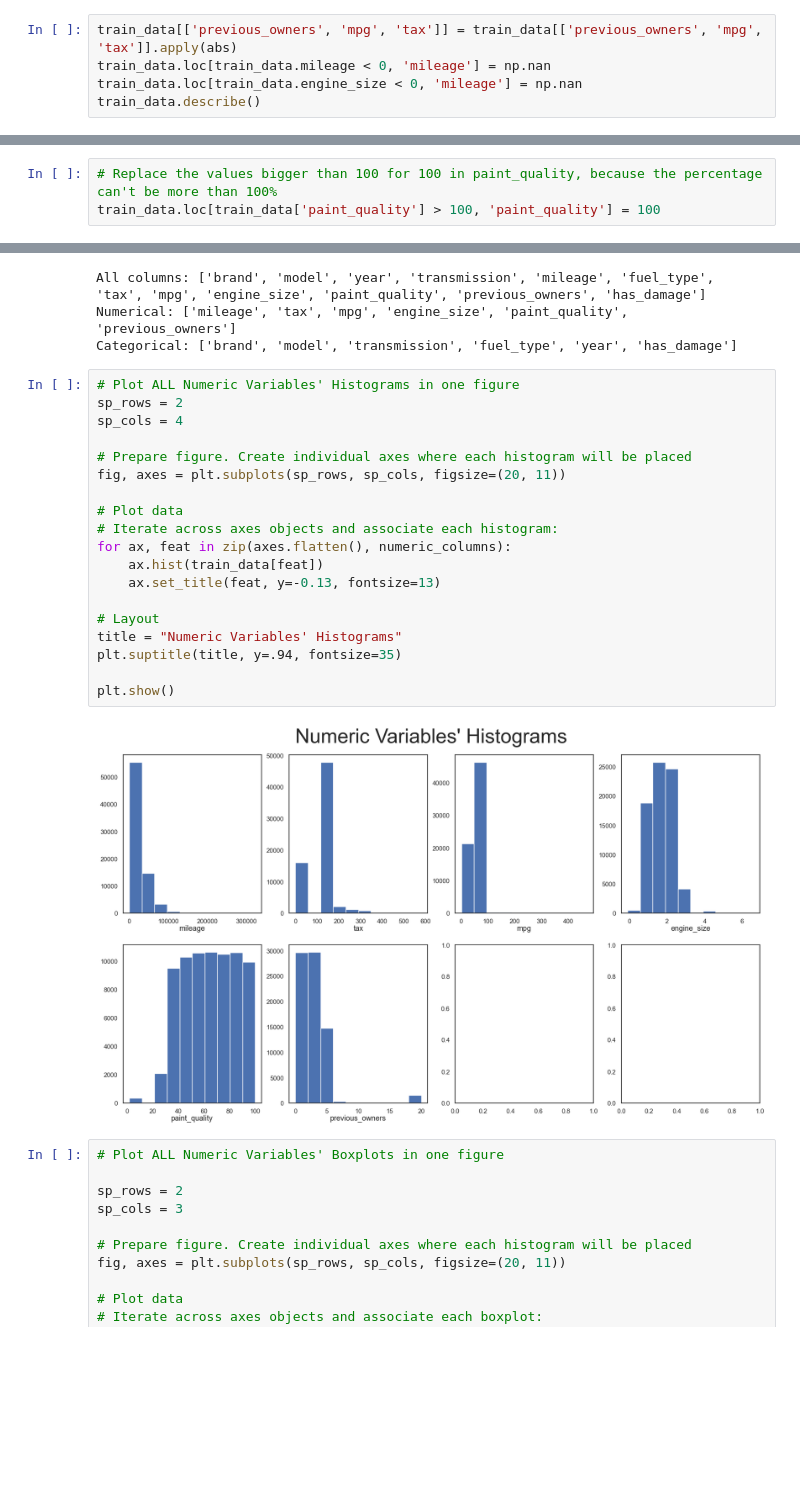
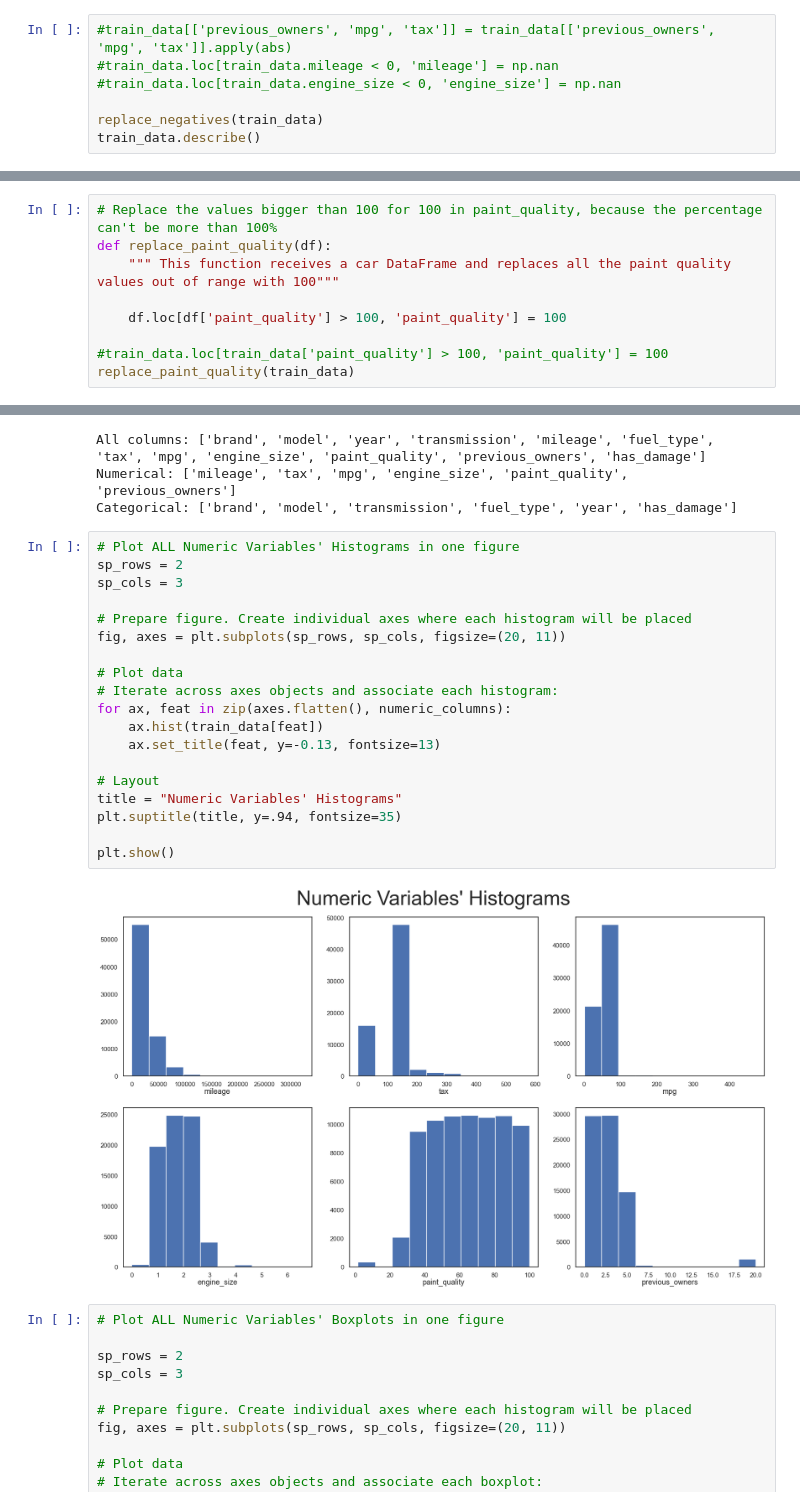
Before and after one commit to TheFriendlyTwin/Group14-Cars4You-Project, a Jupyter notebook: todo_28.10.ipynb, the cells around one changed output, grey strips where cells are left out. Saved outputs shown, nothing was run; the diff lists cells and outputs as text; blank space fills up the shorter version.

Commit message:
Created the clean function, changed the descriptive statistics interpretation and moved the order of some sections

```diff
--- a/todo_28.10.ipynb
+++ b/todo_28.10.ipynb
@@ -891,7 +889,9 @@ After looking at the data we chose to do:
 # %%
-train_data[['previous_owners', 'mpg', 'tax']] = train_data[['previous_owners', 'mpg', 'tax']].apply(abs)
-train_data.loc[train_data.mileage < 0, 'mileage'] = np.nan
-train_data.loc[train_data.engine_size < 0, 'mileage'] = np.nan
+#train_data[['previous_owners', 'mpg', 'tax']] = train_data[['previous_owners', 'mpg', 'tax']].apply(abs)
+#train_data.loc[train_data.mileage < 0, 'mileage'] = np.nan
+#train_data.loc[train_data.engine_size < 0, 'engine_size'] = np.nan
+
+replace_negatives(train_data)
 train_data.describe()
 # %% [output]
 |  | price | mileage | tax | mpg | engine_size | paint_quality | previous_owners |
@@ -926,7 +926,13 @@ plt.show()
 [figure]
 # %%
 # Replace the values bigger than 100 for 100 in paint_quality, because the percentage can't be more than 100%
-train_data.loc[train_data['paint_quality'] > 100, 'paint_quality'] = 100
+def replace_paint_quality(df):
+    """ This function receives a car DataFrame and replaces all the paint quality values out of range with 100"""
+
+    df.loc[df['paint_quality'] > 100, 'paint_quality'] = 100
+
+#train_data.loc[train_data['paint_quality'] > 100, 'paint_quality'] = 100
+replace_paint_quality(train_data)
 # %% [markdown]
 ### 5.2.3. has_damage: is always 0. No car damage?
 # %%
@@ -994,24 +1000,24 @@ Categorical: ['brand', 'model', 'transmission', 'fuel_type', 'year', 'has_damage
 # %%
 # Plot ALL Numeric Variables' Histograms in one figure
 sp_rows = 2
-sp_cols = 4
+sp_cols = 3
 
 # Prepare figure. Create individual axes where each histogram will be placed
 fig, axes = plt.subplots(sp_rows, sp_cols, figsize=(20, 11))
 
 # Plot data
 # Iterate across axes objects and associate each histogram:
 for ax, feat in zip(axes.flatten(), numeric_columns):
     ax.hist(train_data[feat])
     ax.set_title(feat, y=-0.13, fontsize=13)
 
 # Layout
 title = "Numeric Variables' Histograms"
 plt.suptitle(title, y=.94, fontsize=35)
 
 plt.show()
 # %% [output]
-[figure, old version]
+[figure, new version]
 # %%
 # Plot ALL Numeric Variables' Boxplots in one figure
 
```
Also changed, not shown: parts of 28 cells of this notebook.
